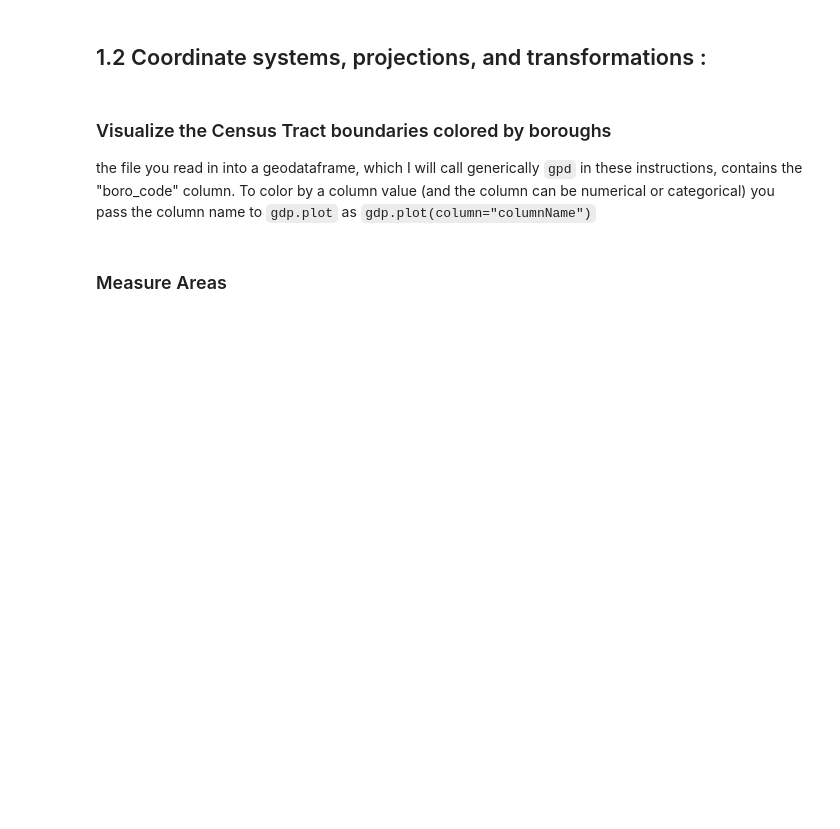
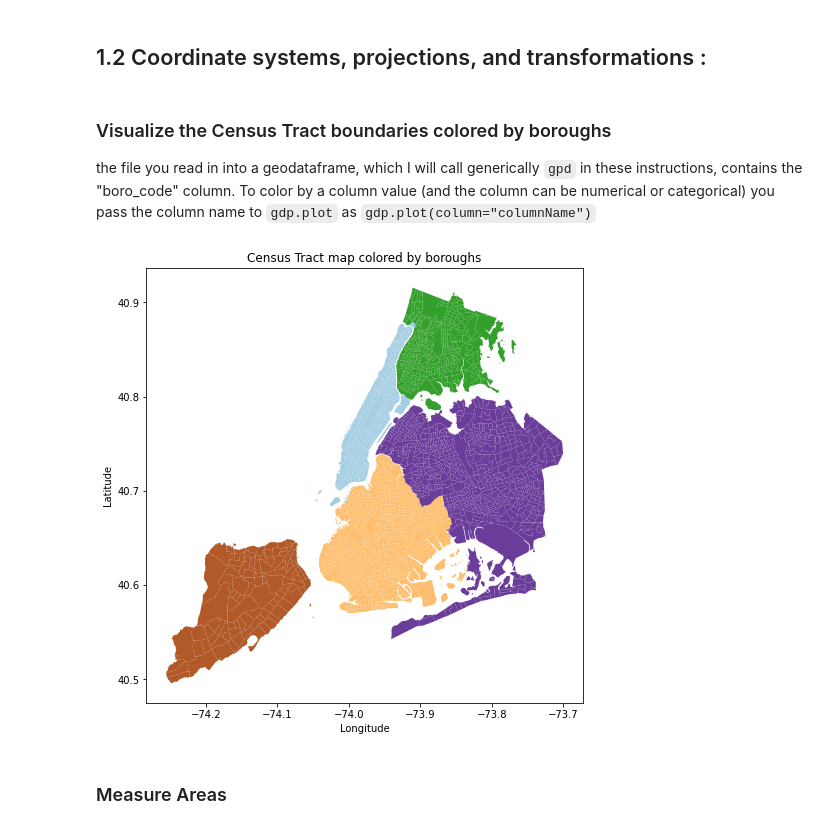
Before and after one commit to ReidelVichot/PUA2022_RVichot, a Jupyter notebook: HW4/Geospatial_NYCCitiBike_answer.ipynb, the cells around one changed output. Cells and saved outputs as stored; diff of their text form; code cells hidden in the pictures; blank space fills up the shorter version.

````diff
--- a/HW4/Geospatial_NYCCitiBike_answer.ipynb
+++ b/HW4/Geospatial_NYCCitiBike_answer.ipynb
@@ -73,11 +75,13 @@
 ```gdp.plot(column="columnName")```
 # %%
 f, ax = plt.subplots(figsize=(8,8))
-#ax.set_xlabel(...)
-#ax.set_ylabel(...)
+ax.set_xlabel("Longitude")
+ax.set_ylabel("Latitude")
 ct_shape.plot(column='boro_code', alpha=1, linewidth=0.5,
               ax=ax, cmap='Paired')
 plt.title("Census Tract map colored by boroughs");
+# %% [output]
+[figure, added]
 # %% [markdown]
 ### Measure Areas
 # %% [markdown]
````
Also changed, not shown: parts of 18 cells of this notebook.
